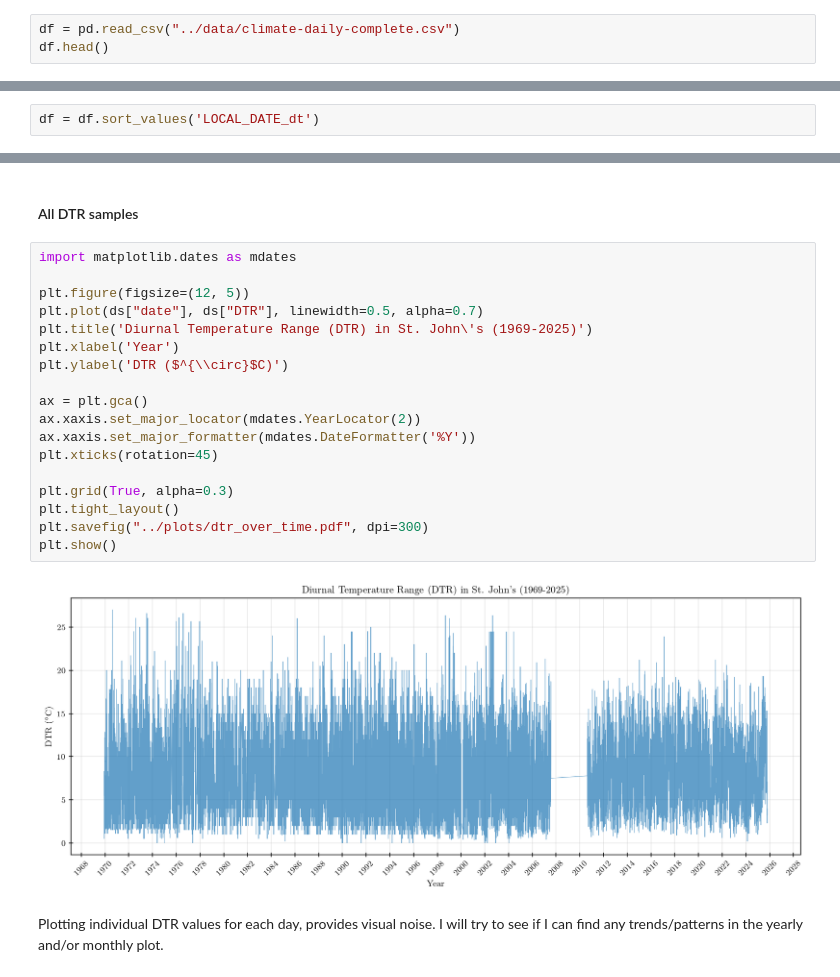
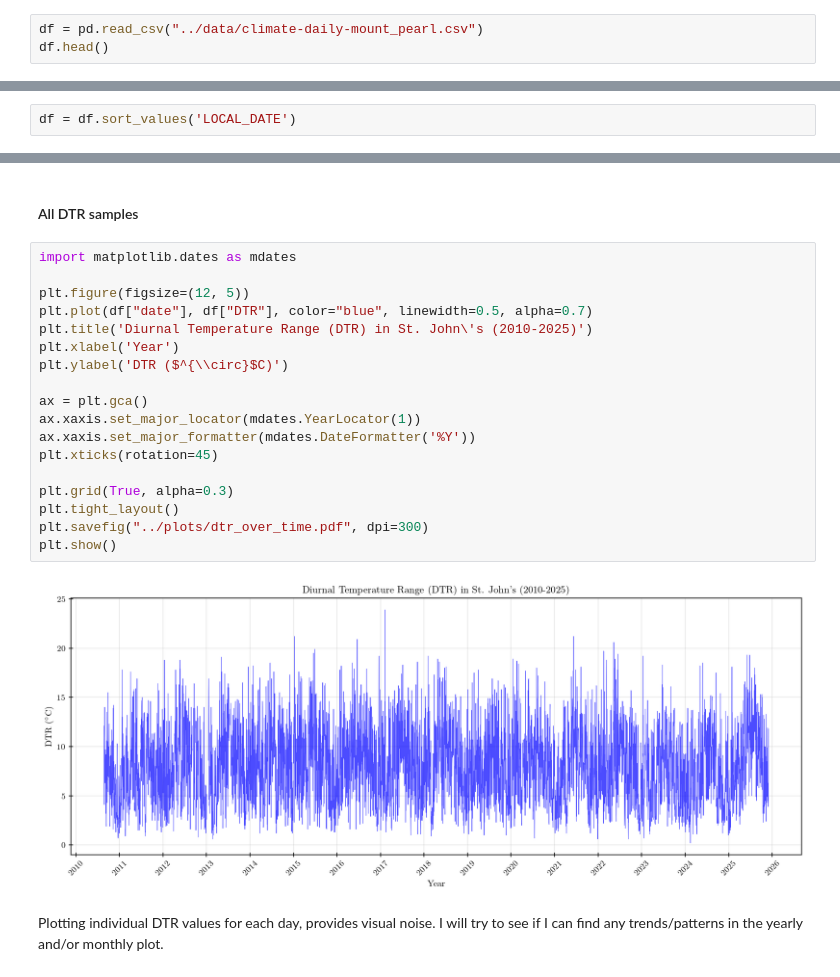
Before and after one commit to ieadoboe/cmsc6950-climate-daily, a Jupyter notebook: notebooks/01_data_exploration.ipynb, the cells around one changed output, grey strips where cells are left out. Saved outputs shown, nothing was run; the diff lists cells and outputs as text.

```diff
--- a/notebooks/01_data_exploration.ipynb
+++ b/notebooks/01_data_exploration.ipynb
@@ -16,4 +17,4 @@ from src.common import mpl_apply
 # %%
-df = pd.read_csv("../data/climate-daily-complete.csv")
+df = pd.read_csv("../data/climate-daily-mount_pearl.csv")
 df.head()
 # %% [output]
@@ -26,5 +28,5 @@ df.head()
 # %%
-df = df.sort_values('LOCAL_DATE_dt')
+df = df.sort_values('LOCAL_DATE')
 # %%
 df.STATION_NAME.unique()
 # %% [output]
@@ -175,23 +122,23 @@ ds["DTR"] = calculate_dtr(t_min=ds["MIN_TEMPERATURE"],
 # %%
 import matplotlib.dates as mdates
 
 plt.figure(figsize=(12, 5))
-plt.plot(ds["date"], ds["DTR"], linewidth=0.5, alpha=0.7)
-plt.title('Diurnal Temperature Range (DTR) in St. John\'s (1969-2025)')
+plt.plot(df["date"], df["DTR"], color="blue", linewidth=0.5, alpha=0.7)
+plt.title('Diurnal Temperature Range (DTR) in St. John\'s (2010-2025)')
 plt.xlabel('Year')
 plt.ylabel('DTR ($^{\\circ}$C)')
 
 ax = plt.gca()
-ax.xaxis.set_major_locator(mdates.YearLocator(2))
+ax.xaxis.set_major_locator(mdates.YearLocator(1))
 ax.xaxis.set_major_formatter(mdates.DateFormatter('%Y'))
 plt.xticks(rotation=45)
 
 plt.grid(True, alpha=0.3)
 plt.tight_layout()
 plt.savefig("../plots/dtr_over_time.pdf", dpi=300)
 plt.show()
 # %% [output]
-[figure, old version]
+[figure, new version]
 # %% [markdown]
 Plotting individual DTR values for each day, provides visual noise. I will try to see if I can find any trends/patterns in the yearly and/or monthly plot.
 # %% [markdown]
```
Also changed, not shown: parts of 25 cells of this notebook, 2 other files.
